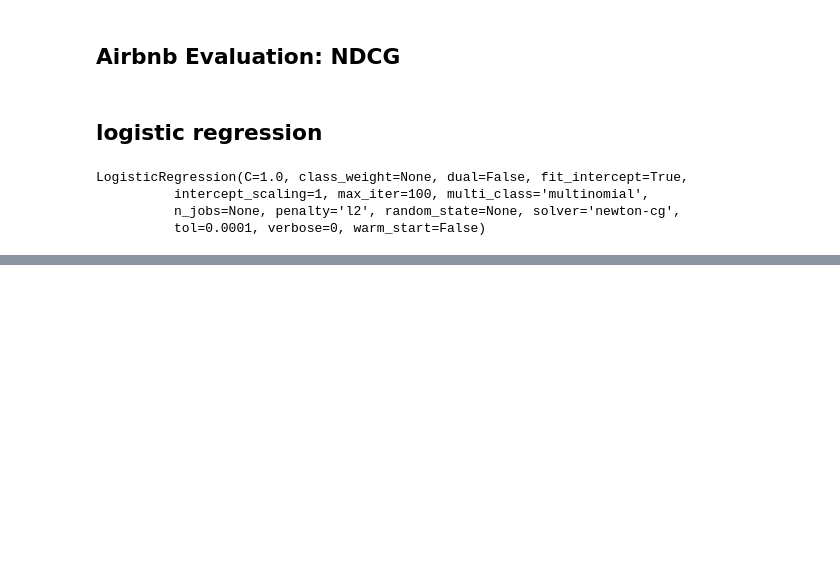
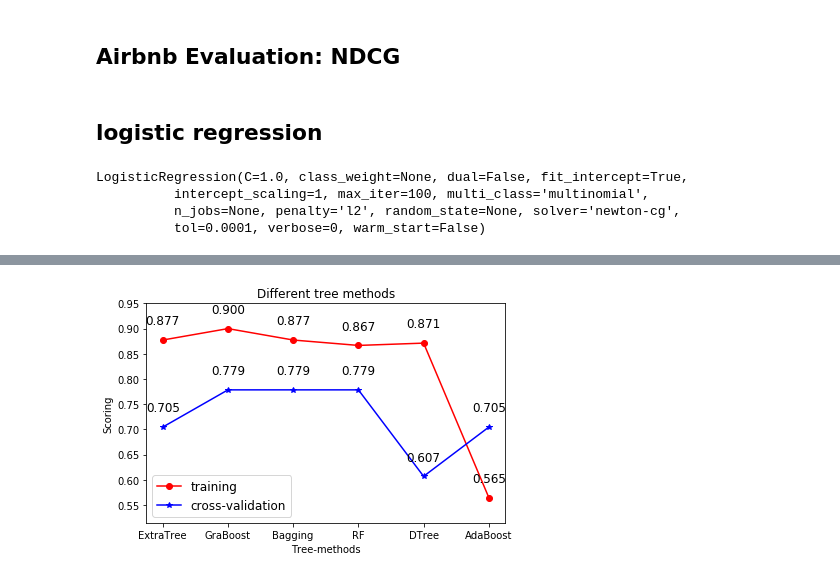
Before and after one commit to troywu666/Airbnb_data_analyse, a Jupyter notebook: 订房预测.ipynb, the cells around one changed output, grey strips where cells are left out. Saved outputs shown, nothing was run; the diff lists cells and outputs as text; code cells hidden in the pictures; blank space fills up the shorter version.

```diff
--- a/订房预测.ipynb
+++ b/订房预测.ipynb
@@ -1048,0 +1118,31 @@ Testing ndcg scoring is  0.7785578521428747
+# %%
+from sklearn.ensemble import AdaBoostClassifier,GradientBoostingClassifier,ExtraTreesClassifier,RandomForestClassifier,BaggingClassifier
+from sklearn.tree import DecisionTreeClassifier
+
+learning_rate=0.1
+n_estimators=50
+random_state=2019
+max_depth=9
+
+clf_tree={
+    'DTree':DecisionTreeClassifier(max_depth=max_depth,
+                                  random_state=random_state),
+    'Bagging':BaggingClassifier(n_estimators=n_estimators,
+                               random_state=random_state),
+    'RF':RandomForestClassifier(max_depth=max_depth,
+                               random_state=random_state,
+                               n_estimators=n_estimators),
+    'ExtraTree':ExtraTreesClassifier(max_depth=max_depth,
+                                   n_estimators=n_estimators,
+                                   random_state=random_state),
+    'AdaBoost':AdaBoostClassifier(n_estimators=n_estimators,
+                                 random_state=random_state,
+                                 learning_rate=learning_rate),
+    'GraBoost':GradientBoostingClassifier(n_estimators=n_estimators,
+                                      random_state=random_state,
+                                      learning_rate=learning_rate,
+                                      max_depth=max_depth)
+}
+# %%
+for keys in clf_tree.keys():
+    print(clf_tree[keys])
@@ -1048,0 +1217,16 @@ Testing ndcg scoring is  0.7785578521428747
+# %%
+plt.plot(clf_tree.keys(),train_score,'ro-',label='training')
+plt.plot(clf_tree.keys(),cv_score,'b*-',label='cross-validation')
+plt.xlabel('Tree-methods')
+plt.ylabel('Scoring')
+plt.ylim(np.min(train_score)-0.05,np.max(train_score)+0.05)
+plt.title('Different tree methods')
+plt.legend(loc='best',fontsize=12)
+for a,b in zip(clf_tree.keys(),train_score):
+    plt.text(a,b+0.025,'%.3f'%(b),ha='center',va='bottom',fontsize=12)
+for a,b in zip(clf_tree.keys(),cv_score):
+    plt.text(a,b+0.025,'%.3f'%(b),ha='center',va='bottom',fontsize=12)
+plt.tight_layout()
+##Bagging默认就是决策树做基分类器
+# %% [output]
+[figure, added]
```
Also changed, not shown: parts of 8 cells of this notebook, 1 other file.
